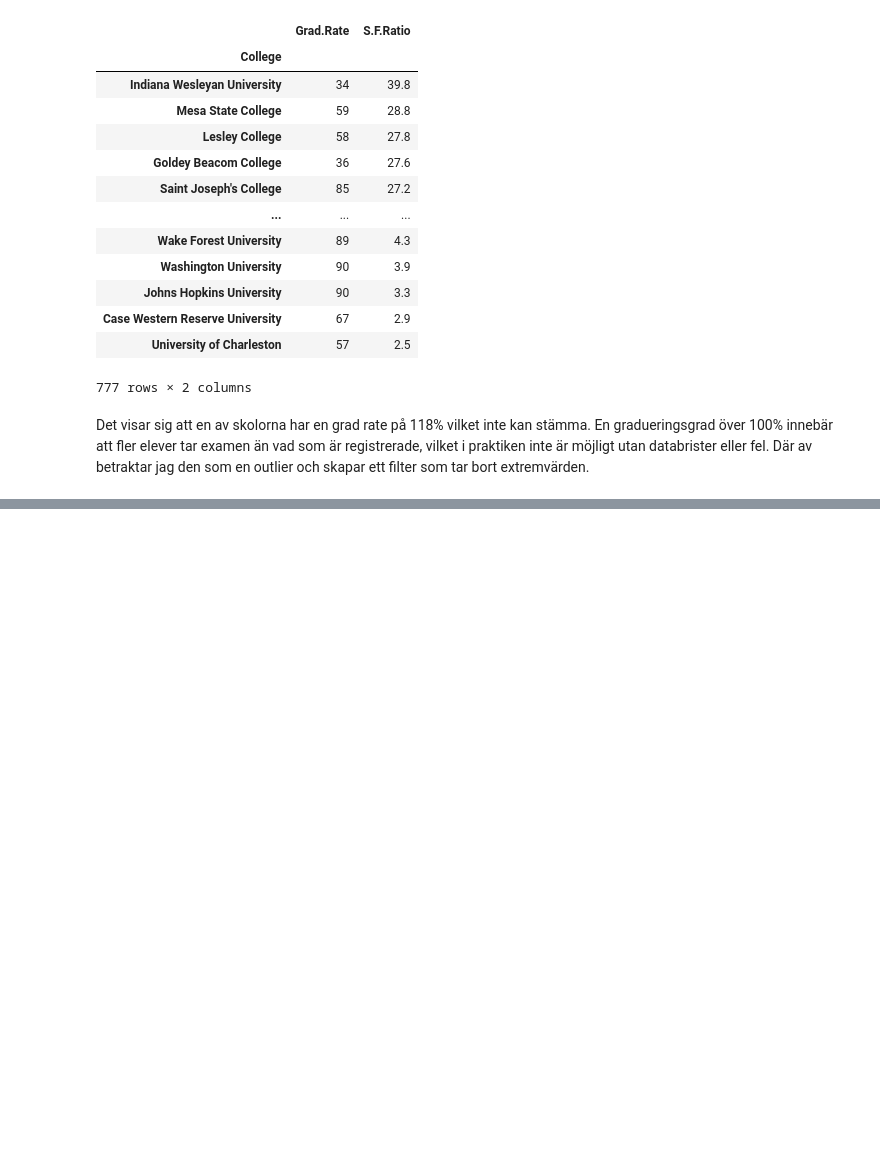
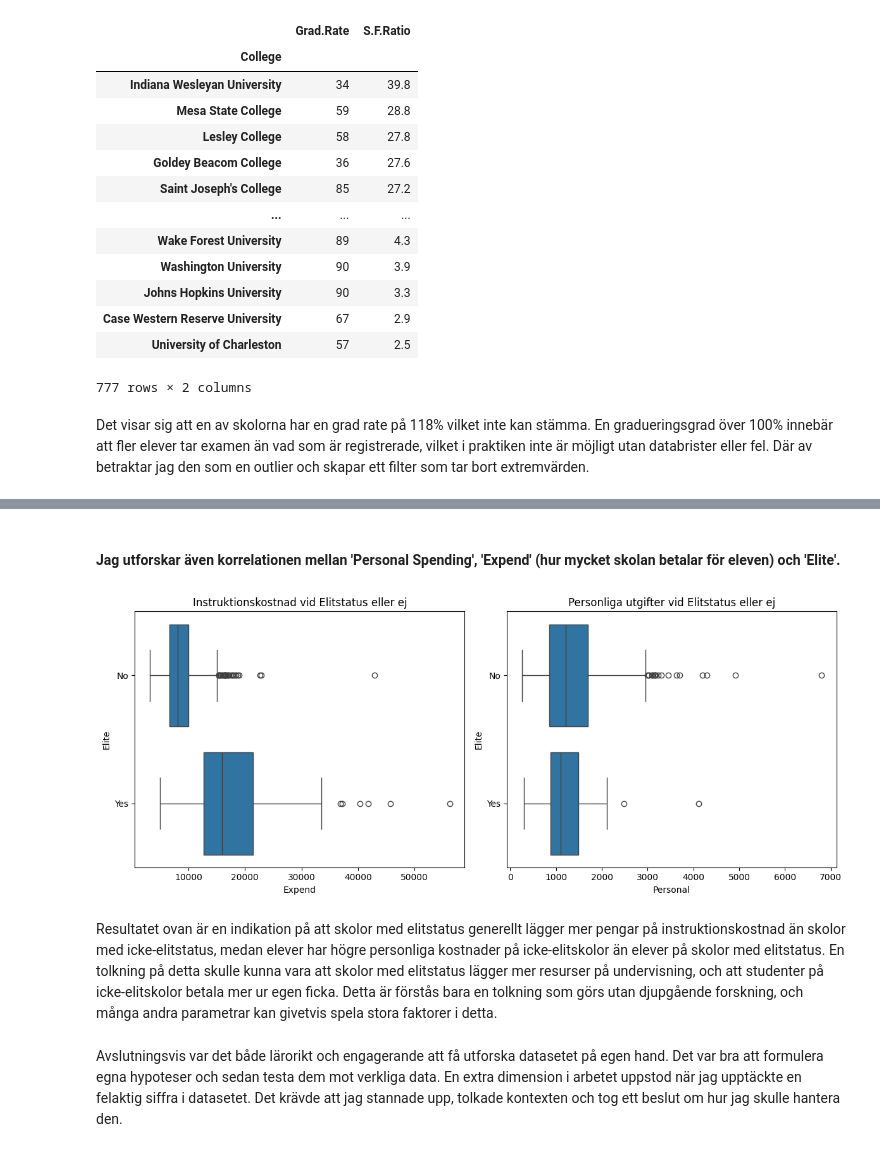
Before and after one commit to SebastianPetersson/Databehandling-SEBASTIAN-PETERSSON, a Jupyter notebook: Labs/Assignment_Dataprocessing-HT25.ipynb, the cells around one changed output, grey strips where cells are left out. Drawn from its saved outputs; the diff is of its cells as text; code cells hidden in the pictures; blank space fills up the shorter version.

```diff
--- a/Labs/Assignment_Dataprocessing-HT25.ipynb
+++ b/Labs/Assignment_Dataprocessing-HT25.ipynb
@@ -197,0 +204,22 @@ Datan visar på en relativt tydlig nedgång i examensfrekvens när S.F.Ratio ök
+# %% [markdown]
+#### **Jag utforskar även korrelationen mellan 'Personal Spending', 'Expend' (hur mycket skolan betalar för eleven) och 'Elite'.**
+# %%
+college['Elite_num'] = college['Elite'].map({'Yes': 1, 'No': 0})
+subset = college[['Personal', 'Expend', 'Elite']]
+
+fig, axes = plt.subplots(1, 2, figsize=(12, 5))
+
+sns.boxplot(x='Expend', y='Elite', data=subset, ax=axes[0])
+axes[0].set_title('Instruktionskostnad vid Elitstatus eller ej')
+
+sns.boxplot(x='Personal', y='Elite', data=subset, ax=axes[1])
+axes[1].set_title('Personliga utgifter vid Elitstatus eller ej')
+
+plt.tight_layout()
+plt.show()
+# %% [output]
+[figure, added]
+# %% [markdown]
+Resultatet ovan är en indikation på att skolor med elitstatus generellt lägger mer pengar på instruktionskostnad än skolor med icke-elitstatus, medan elever har högre personliga kostnader på icke-elitskolor än elever på skolor med elitstatus. En tolkning på detta skulle kunna vara att skolor med elitstatus lägger mer resurser på undervisning, och att studenter på icke-elitskolor betala mer ur egen ficka. Detta är förstås bara en tolkning som görs utan djupgående forskning, och många andra parametrar kan givetvis spela stora faktorer i detta.
+# %% [markdown]
+Avslutningsvis var det både lärorikt och engagerande att få utforska datasetet på egen hand. Det var bra att formulera egna hypoteser och sedan testa dem mot verkliga data. En extra dimension i arbetet uppstod när jag upptäckte en felaktig siffra i datasetet. Det krävde att jag stannade upp, tolkade kontexten och tog ett beslut om hur jag skulle hantera den.
```
Also changed, not shown: parts of 4 cells of this notebook.
